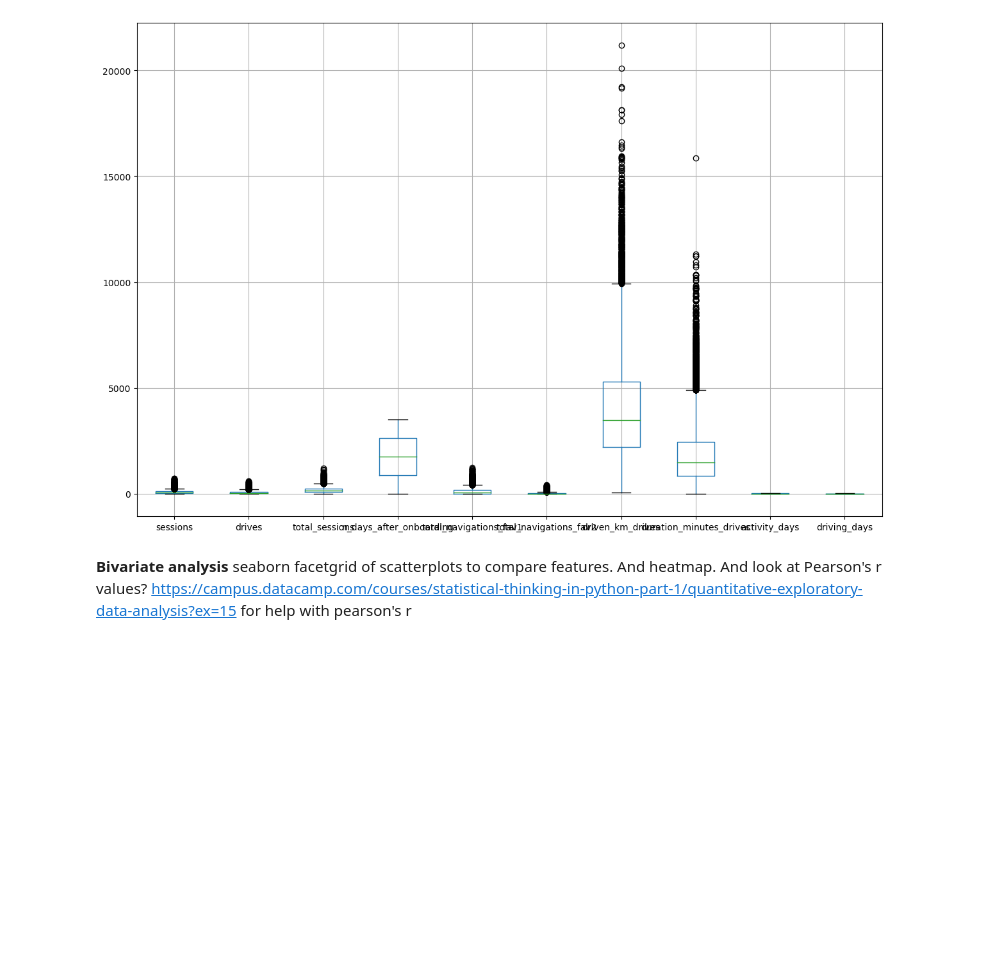
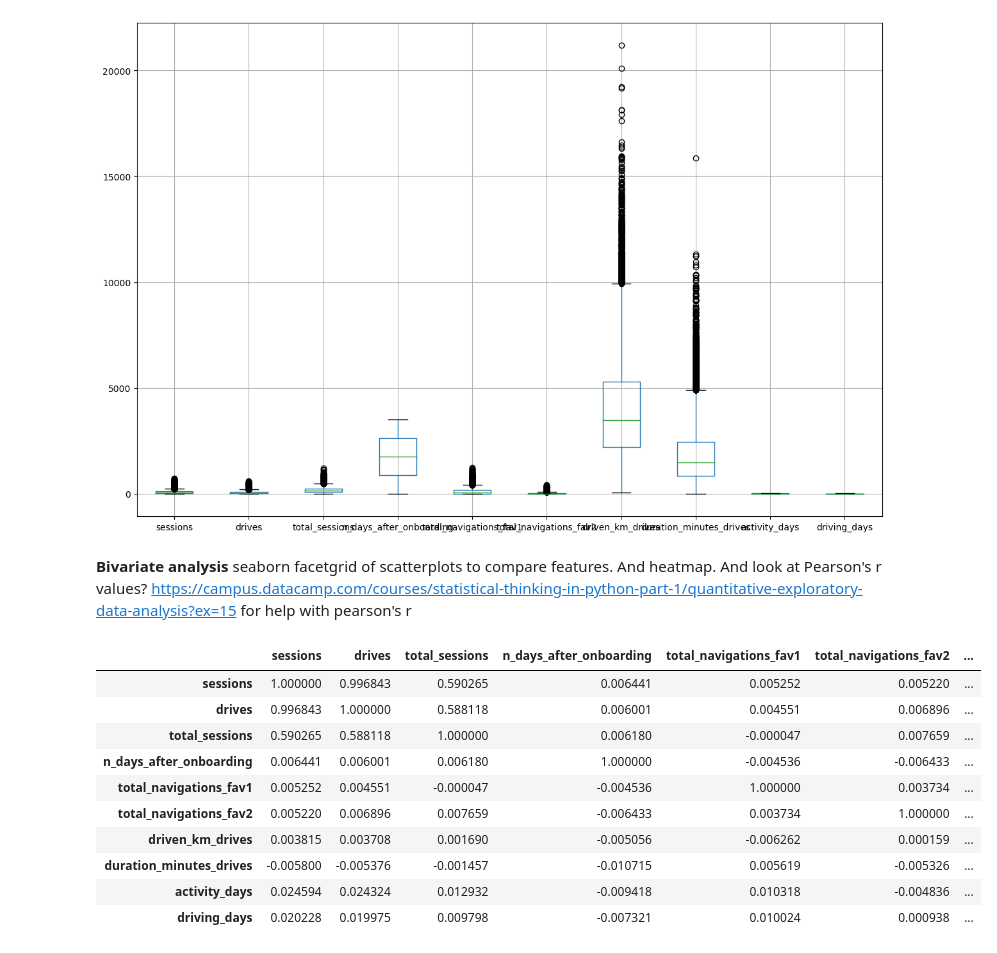
Before and after one commit to amoutafian/waze_capstone, a Jupyter notebook: notebooks/22.5_exploratory_data_analysis.ipynb, the cells around one changed output. Drawn from its saved outputs; the diff is of its cells as text; code cells hidden in the pictures; blank space fills up the shorter version.

```diff
--- a/notebooks/22.5_exploratory_data_analysis.ipynb
+++ b/notebooks/22.5_exploratory_data_analysis.ipynb
@@ -57,3 +57,17 @@ plt.subplots_adjust(hspace=0.5);
 [figure]
 # %% [markdown]
 **Bivariate analysis** seaborn facetgrid of scatterplots to compare features. And heatmap. And look at Pearson's r values? https://campus.datacamp.com/courses/statistical-thinking-in-python-part-1/quantitative-exploratory-data-analysis?ex=15 for help with pearson's r
+# %%
+waze_cleaned.corr()
+# %% [output]
+|  | sessions | drives | total_sessions | n_days_after_onboarding | total_navigations_fav1 | total_navigations_fav2 | ... |
+| sessions | 1.000000 | 0.996843 | 0.590265 | 0.006441 | 0.005252 | 0.005220 | ... |
+| drives | 0.996843 | 1.000000 | 0.588118 | 0.006001 | 0.004551 | 0.006896 | ... |
+| total_sessions | 0.590265 | 0.588118 | 1.000000 | 0.006180 | -0.000047 | 0.007659 | ... |
+| n_days_after_onboarding | 0.006441 | 0.006001 | 0.006180 | 1.000000 | -0.004536 | -0.006433 | ... |
+| total_navigations_fav1 | 0.005252 | 0.004551 | -0.000047 | -0.004536 | 1.000000 | 0.003734 | ... |
+| total_navigations_fav2 | 0.005220 | 0.006896 | 0.007659 | -0.006433 | 0.003734 | 1.000000 | ... |
+| driven_km_drives | 0.003815 | 0.003708 | 0.001690 | -0.005056 | -0.006262 | 0.000159 | ... |
+| duration_minutes_drives | -0.005800 | -0.005376 | -0.001457 | -0.010715 | 0.005619 | -0.005326 | ... |
+| activity_days | 0.024594 | 0.024324 | 0.012932 | -0.009418 | 0.010318 | -0.004836 | ... |
+| driving_days | 0.020228 | 0.019975 | 0.009798 | -0.007321 | 0.010024 | 0.000938 | ... |
```
Also changed, not shown: parts of 1 cell of this notebook.
